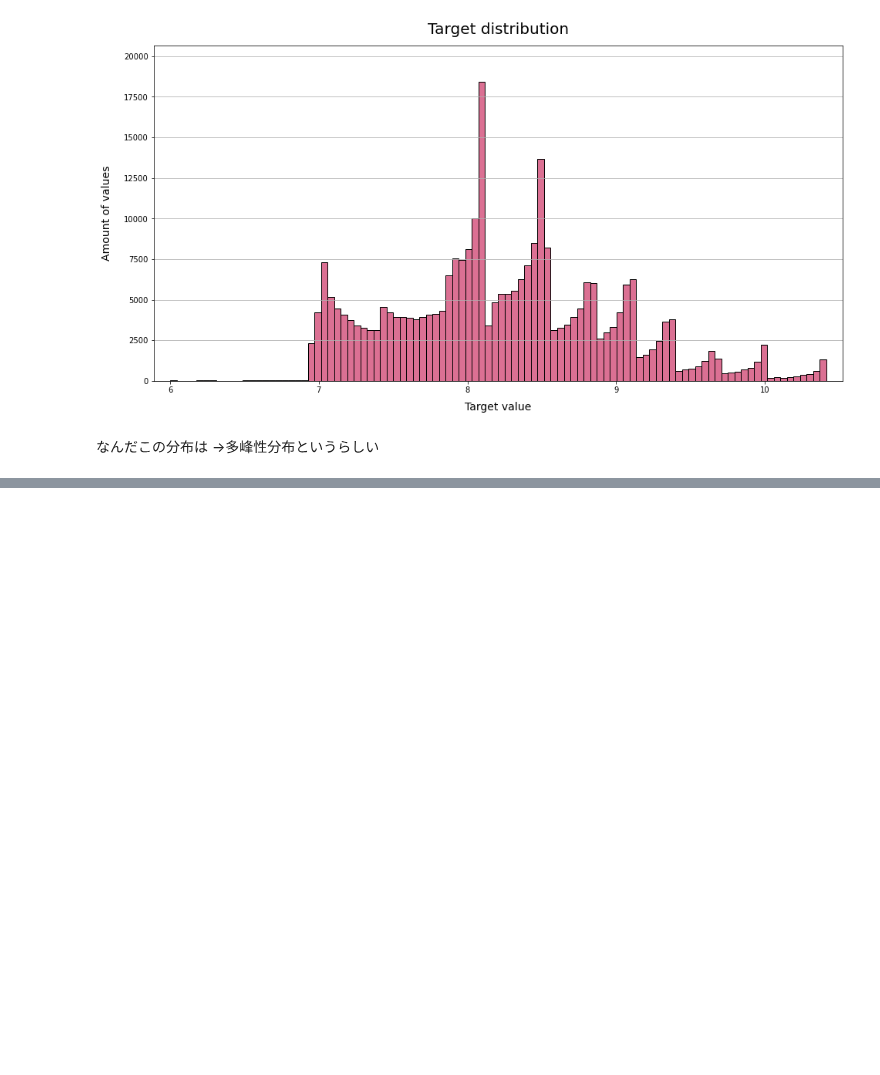
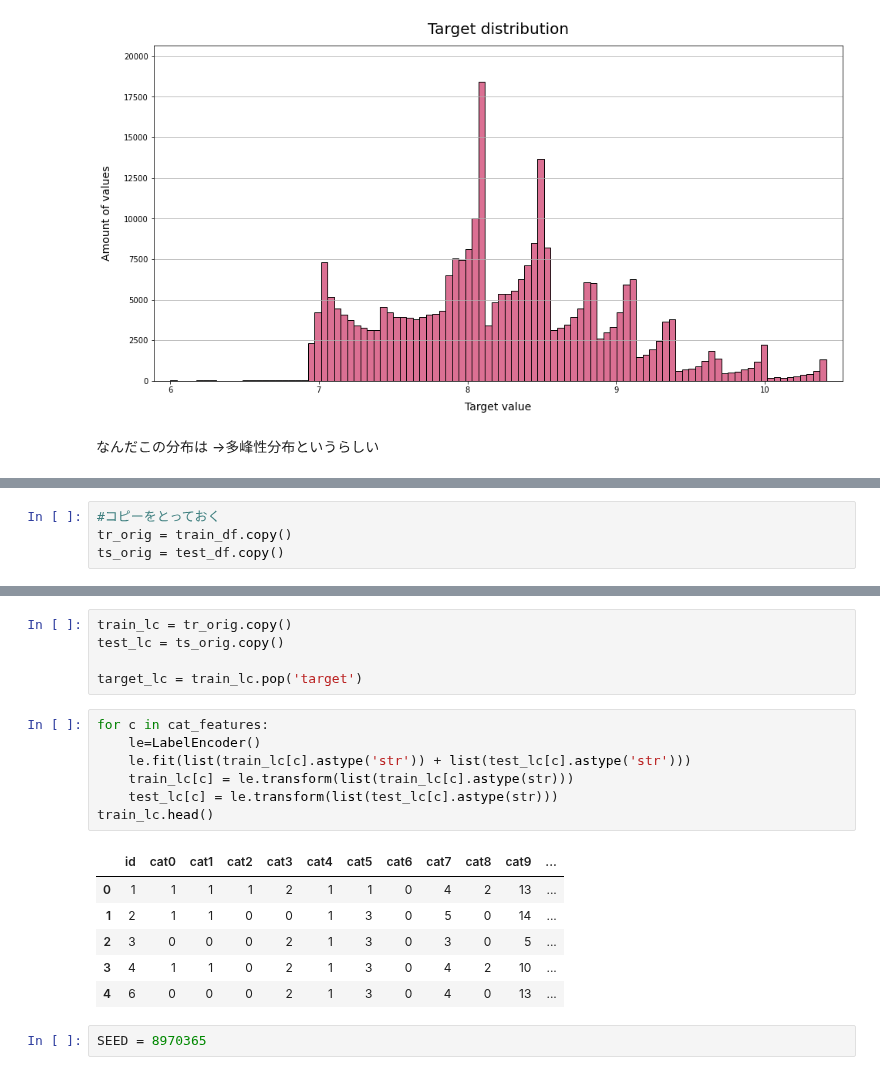
Before and after one commit to NaokiTakahashi-0106/30days_of_ML, a Jupyter notebook: nb/002_second_submit.ipynb, the cells around one changed output, grey strips where cells are left out. Cells and saved outputs as stored; diff of their text form; blank space fills up the shorter version.

```diff
--- a/nb/002_second_submit.ipynb
+++ b/nb/002_second_submit.ipynb
@@ -517,0 +555,4 @@ plt.show();
+# %%
+#コピーをとっておく
+tr_orig = train_df.copy()
+ts_orig = test_df.copy()
@@ -517,0 +680,21 @@ plt.show();
+# %%
+train_lc = tr_orig.copy()
+test_lc = ts_orig.copy()
+
+target_lc = train_lc.pop('target')
+# %%
+for c in cat_features:
+    le=LabelEncoder()
+    le.fit(list(train_lc[c].astype('str')) + list(test_lc[c].astype('str')))
+    train_lc[c] = le.transform(list(train_lc[c].astype(str)))
+    test_lc[c] = le.transform(list(test_lc[c].astype(str)))
+train_lc.head()
+# %% [output]
+|  | id | cat0 | cat1 | cat2 | cat3 | cat4 | cat5 | cat6 | cat7 | cat8 | cat9 | ... |
+| 0 | 1 | 1 | 1 | 1 | 2 | 1 | 1 | 0 | 4 | 2 | 13 | ... |
+| 1 | 2 | 1 | 1 | 0 | 0 | 1 | 3 | 0 | 5 | 0 | 14 | ... |
+| 2 | 3 | 0 | 0 | 0 | 2 | 1 | 3 | 0 | 3 | 0 | 5 | ... |
+| 3 | 4 | 1 | 1 | 0 | 2 | 1 | 3 | 0 | 4 | 2 | 10 | ... |
+| 4 | 6 | 0 | 0 | 0 | 2 | 1 | 3 | 0 | 4 | 0 | 13 | ... |
+# %%
+SEED = 8970365
```
Also changed, not shown: parts of 29 cells of this notebook, 4 other files.
